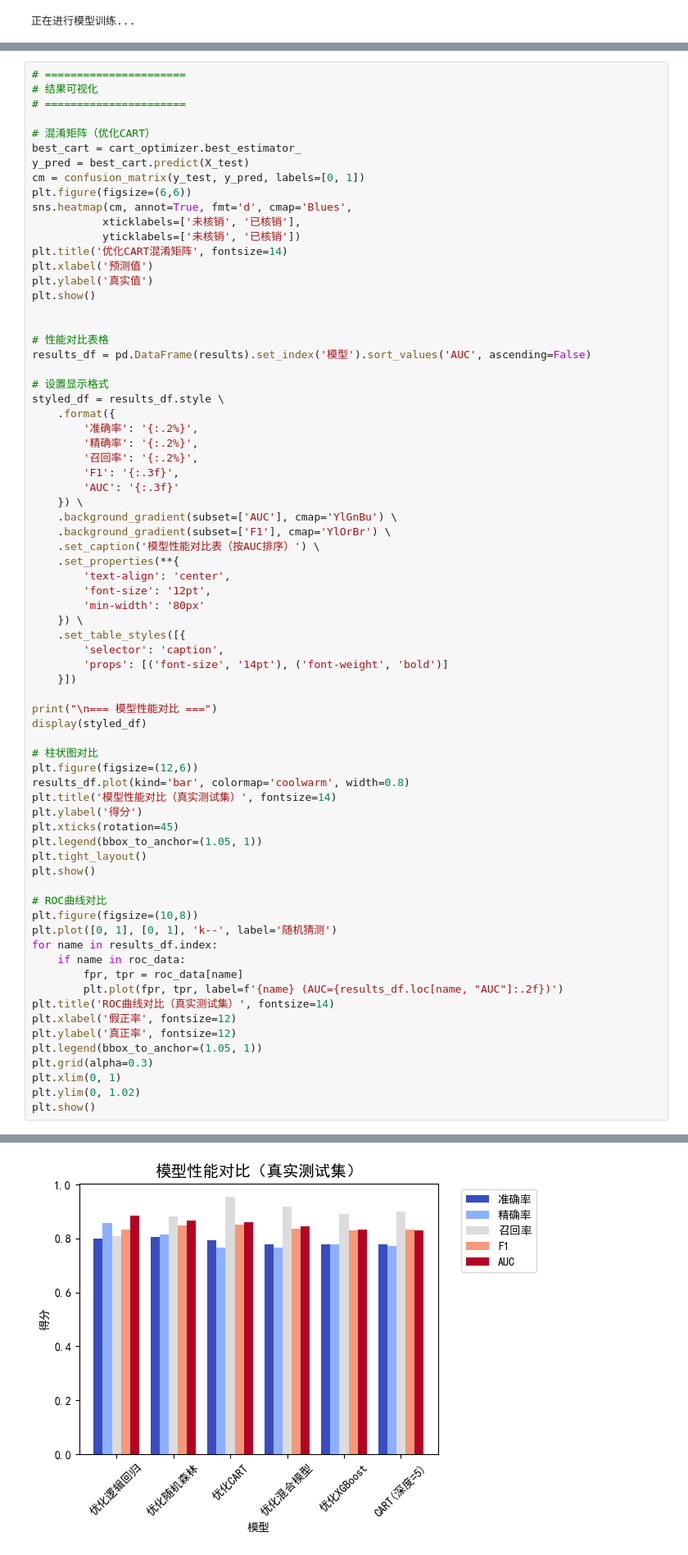
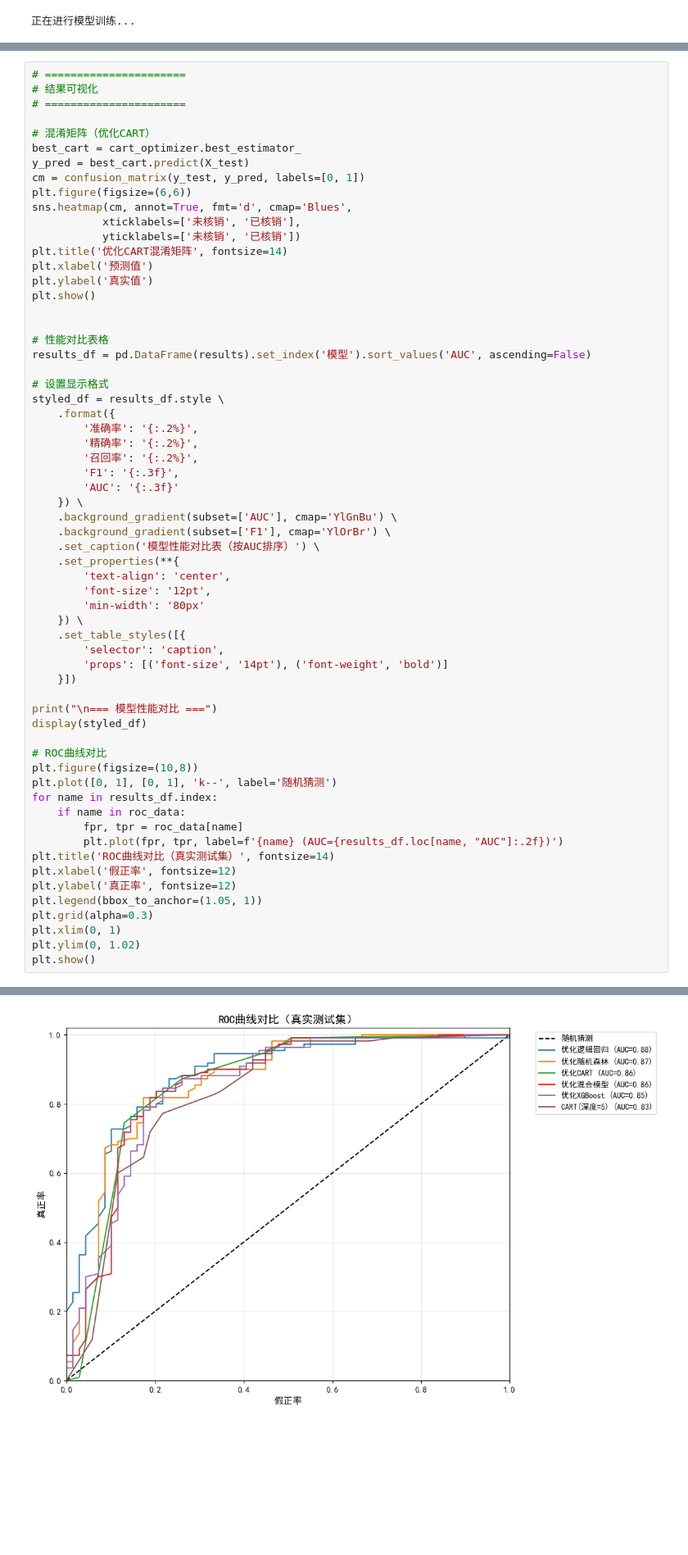
Before and after one commit to lotus116/Customer-Classification-Prediction-of-the-Usage-of-Coupons-for-Liquid-Milk-Category, a Jupyter notebook: 客户分类：液奶品类优惠劵使用预测.ipynb, the cells around one changed output, grey strips where cells are left out. Shown at 82% size. Cells and saved outputs as stored; diff of their text form; blank space fills up the shorter version.

```diff
--- a/客户分类：液奶品类优惠劵使用预测.ipynb
+++ b/客户分类：液奶品类优惠劵使用预测.ipynb
@@ -566,16 +603,6 @@ styled_df = results_df.style \
 print("\n=== 模型性能对比 ===")
 display(styled_df)
 
-# 柱状图对比
-plt.figure(figsize=(12,6))
-results_df.plot(kind='bar', colormap='coolwarm', width=0.8)
-plt.title('模型性能对比（真实测试集）', fontsize=14)
-plt.ylabel('得分')
-plt.xticks(rotation=45)
-plt.legend(bbox_to_anchor=(1.05, 1))
-plt.tight_layout()
-plt.show()
-
 # ROC曲线对比
 plt.figure(figsize=(10,8))
 plt.plot([0, 1], [0, 1], 'k--', label='随机猜测')
@@ -607 +633 @@ plt.show()
-[figure, old version]
+[figure, new version]
```
Also changed, not shown: parts of 10 cells of this notebook.
